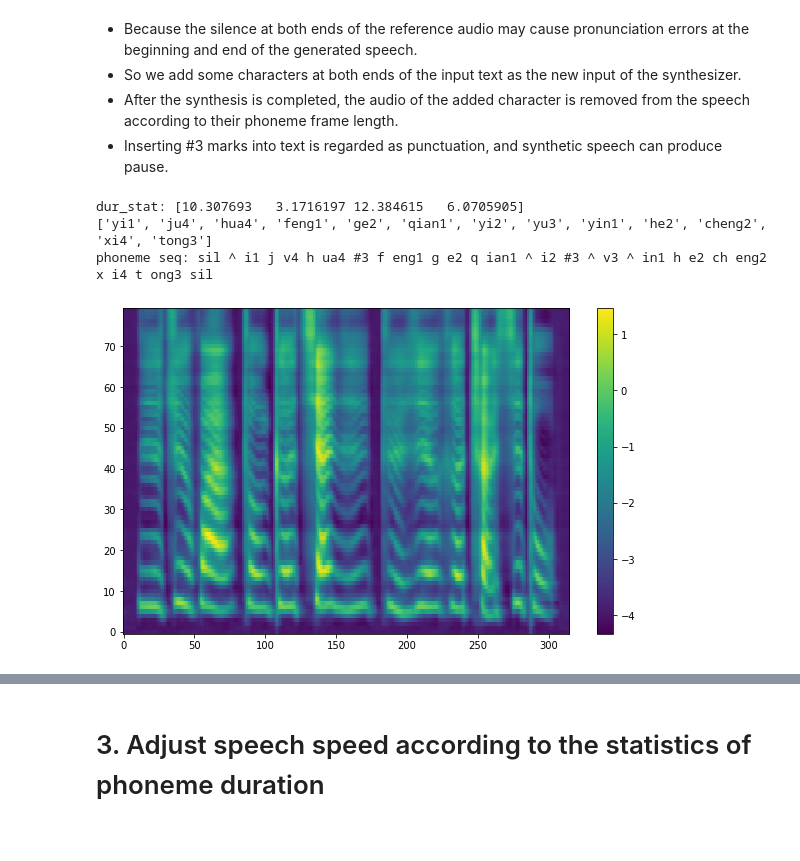
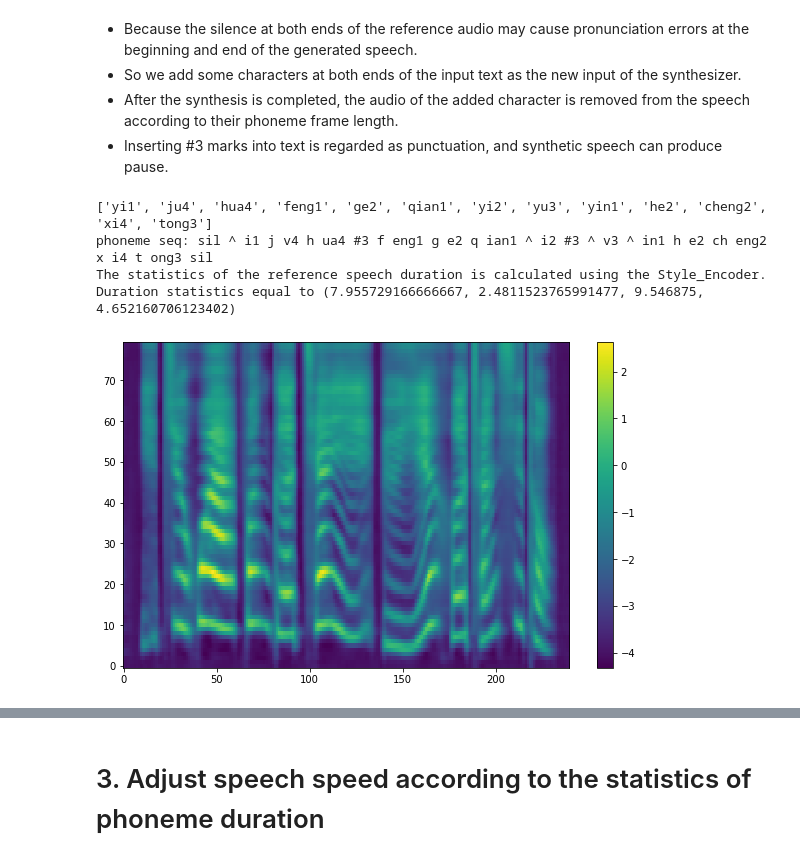
Before and after one commit to CMsmartvoice/One-Shot-Voice-Cloning, a Jupyter notebook: notebook/OneShotVoiceClone_Inference.ipynb, the cells around one changed output, grey strips where cells are left out. Saved outputs shown, nothing was run; the diff lists cells and outputs as text; code cells hidden in the pictures.

Commit message:
infer only using ref speech

```diff
--- a/notebook/OneShotVoiceClone_Inference.ipynb
+++ b/notebook/OneShotVoiceClone_Inference.ipynb
@@ -102,30 +118,33 @@ ipd.Audio(syn_audio, rate=16000)
 # Inserting #3 marks into text is regarded as punctuation, and synthetic speech can produce pause.
 a_text = "一句话#3风格迁移#3语音合成系统"
 # %%
-# change emotion name
-# emotion_type = "neutral"
+# change emotion name["neutral", "happy", "surprise", "angry", "sad"]
+emotion_type = "happy"
 
 wav_fpath = Path(emotional_src_wav[emotion_type]["wav"])
-dur_stat = np.load(emotional_src_wav[emotion_type]["dur_stat"])
-print("dur_stat:", dur_stat)
-
 src_audio = preprocess_wav(wav_fpath, source_sr=16000, normalize=True, trim_silence=True, is_sil_pad=True,
                     vad_window_length=30,
                     vad_moving_average_width=1,
                     vad_max_silence_length=1)
 
 text = a_text
 
-syn_audio, mel_pred, mel_src = Tts_handel.one_shot_TTS(text, src_audio, dur_stat, True)
+syn_audio, mel_pred, mel_src = Tts_handel.one_shot_TTS(text, src_audio)
+
+## or
+# dur_stat = np.load(emotional_src_wav[emotion_type]["dur_stat"])
+# print("dur_stat:", dur_stat)
+# syn_audio, mel_pred, mel_src = Tts_handel.one_shot_TTS(text, src_audio, dur_stat)
 
 # plt.plot(syn_audio)
 Tts_handel.feats_handle.melspec_plot(mel_pred)
 ipd.Audio(syn_audio, rate=16000)
 # %% [output]
-dur_stat: [10.307693   3.1716197 12.384615   6.0705905]
 ['yi1', 'ju4', 'hua4', 'feng1', 'ge2', 'qian1', 'yi2', 'yu3', 'yin1', 'he2', 'cheng2', 'xi4', 'tong3']
 phoneme seq: sil ^ i1 j v4 h ua4 #3 f eng1 g e2 q ian1 ^ i2 #3 ^ v3 ^ in1 h e2 ch eng2 x i4 t ong3 sil
+The statistics of the reference speech duration is calculated using the Style_Encoder.
+Duration statistics equal to (7.955729166666667, 2.4811523765991477, 9.546875, 4.652160706123402)
-[figure, old version]
+[figure, new version]
 [interactive output not drawn]
 # %% [markdown]
 # 3. Adjust speech speed according to the statistics of phoneme duration
```
Also changed, not shown: parts of 18 cells of this notebook, 9 other files.
